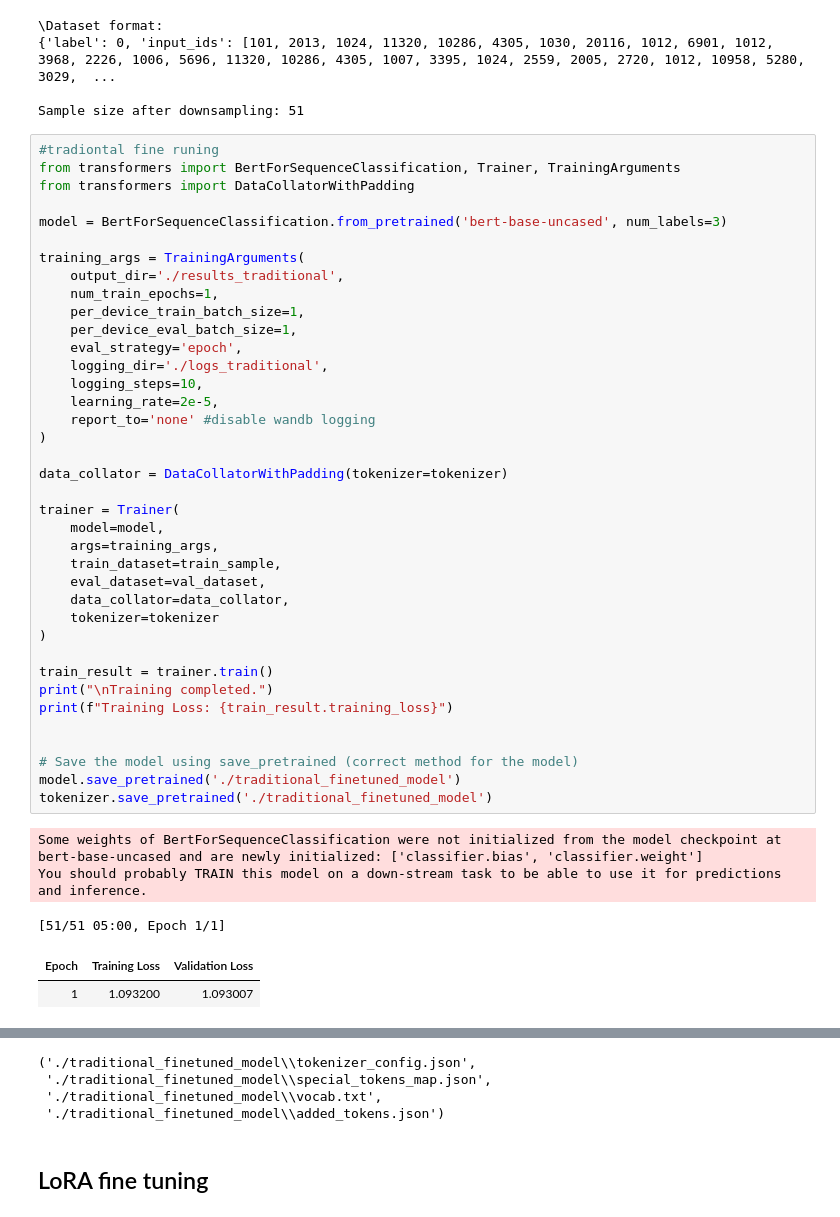
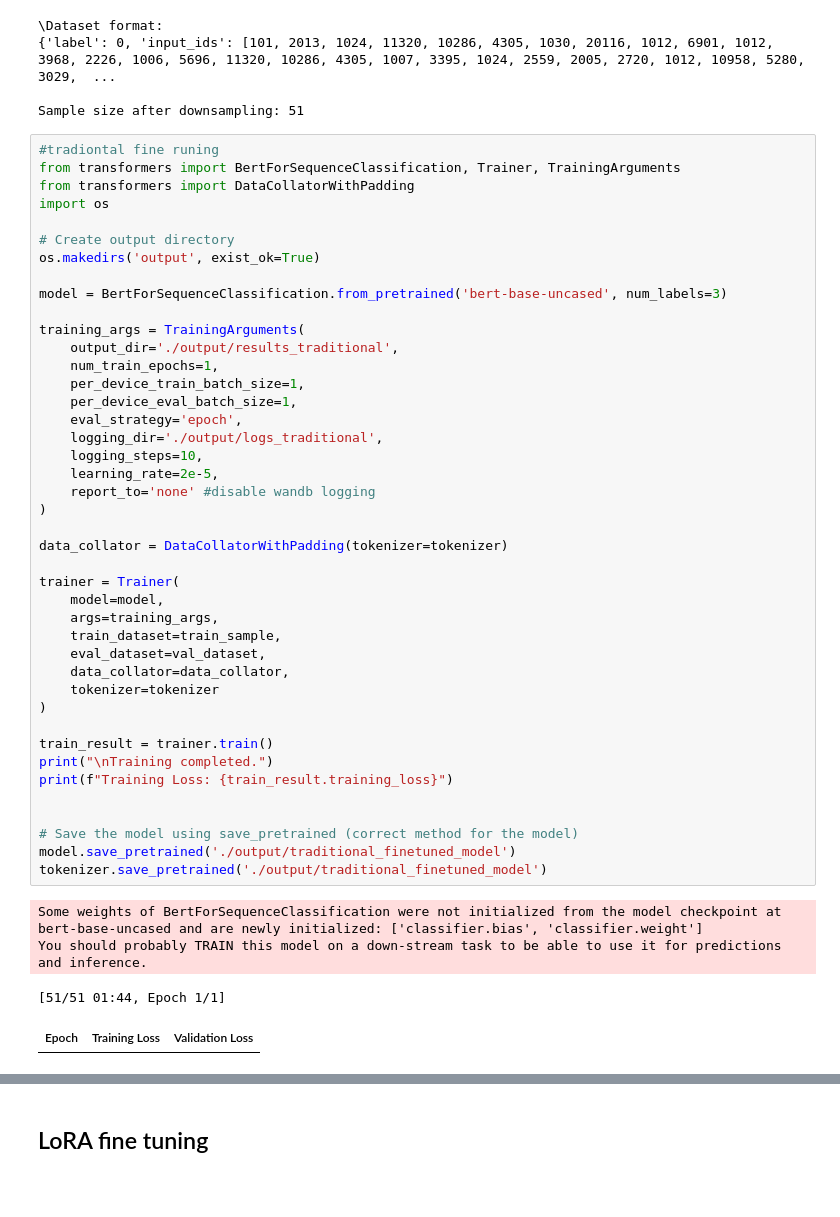
Before and after one commit to benktesh/ml_algorithm, a Jupyter notebook: CompareingFineTunning.ipynb, the cells around one changed output, grey strips where cells are left out. Saved outputs shown, nothing was run; the diff lists cells and outputs as text; blank space fills up the shorter version.

Commit message:
organize outputs

```diff
--- a/CompareingFineTunning.ipynb
+++ b/CompareingFineTunning.ipynb
@@ -64,43 +64,46 @@ Sample size after downsampling: 51
 #tradiontal fine runing
 from transformers import BertForSequenceClassification, Trainer, TrainingArguments
 from transformers import DataCollatorWithPadding
+import os
+
+# Create output directory
+os.makedirs('output', exist_ok=True)
 
 model = BertForSequenceClassification.from_pretrained('bert-base-uncased', num_labels=3)
 
 training_args = TrainingArguments(
-    output_dir='./results_traditional',
+    output_dir='./output/results_traditional',
     num_train_epochs=1,
     per_device_train_batch_size=1,
     per_device_eval_batch_size=1,
     eval_strategy='epoch',
-    logging_dir='./logs_traditional',
+    logging_dir='./output/logs_traditional',
     logging_steps=10,
     learning_rate=2e-5,
     report_to='none' #disable wandb logging
 )
 
 data_collator = DataCollatorWithPadding(tokenizer=tokenizer)
 
 trainer = Trainer(
     model=model,
     args=training_args,
     train_dataset=train_sample,
     eval_dataset=val_dataset,
     data_collator=data_collator,
     tokenizer=tokenizer
 )
 
 train_result = trainer.train()
 print("\nTraining completed.")
 print(f"Training Loss: {train_result.training_loss}")
 
 
 # Save the model using save_pretrained (correct method for the model)
-model.save_pretrained('./traditional_finetuned_model')
-tokenizer.save_pretrained('./traditional_finetuned_model')
+model.save_pretrained('./output/traditional_finetuned_model')
+tokenizer.save_pretrained('./output/traditional_finetuned_model')
 # %% [output]
 Some weights of BertForSequenceClassification were not initialized from the model checkpoint at bert-base-uncased and are newly initialized: ['classifier.bias', 'classifier.weight']
 You should probably TRAIN this model on a down-stream task to be able to use it for predictions and inference.
-[51/51 05:00, Epoch 1/1]
+[51/51 01:44, Epoch 1/1]
 | Epoch | Training Loss | Validation Loss |
-| 1 | 1.093200 | 1.093007 |
@@ -109,7 +110,3 @@ Training Loss: 1.1095425568374933
-('./traditional_finetuned_model\\tokenizer_config.json',
- './traditional_finetuned_model\\special_tokens_map.json',
- './traditional_finetuned_model\\vocab.txt',
- './traditional_finetuned_model\\added_tokens.json')
 # %% [markdown]
 ## LoRA fine tuning
 # %%
```
Also changed, not shown: parts of 3 cells of this notebook, 1 other file.
